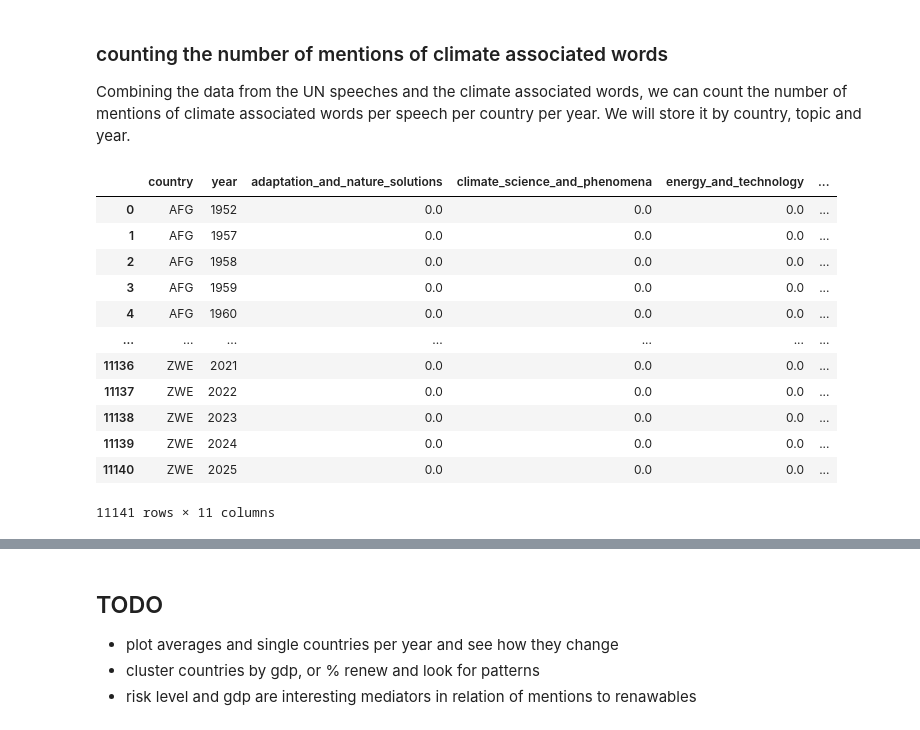
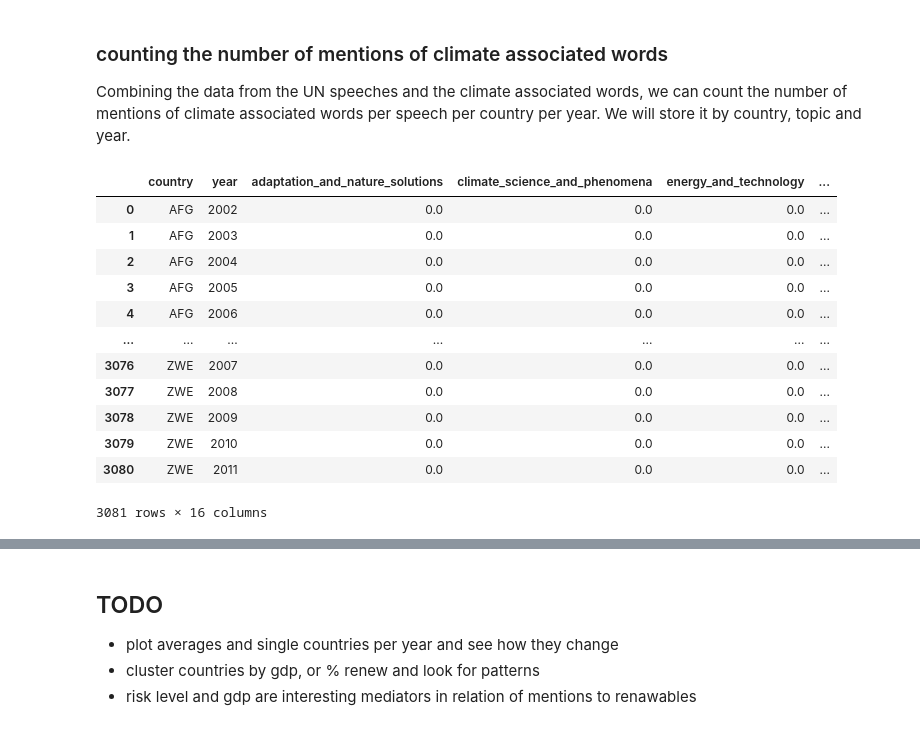
Before and after one commit to jacobgroot/FDS, a Jupyter notebook: analysis.ipynb, the cells around one changed output, grey strips where cells are left out. Saved outputs shown, nothing was run; the diff lists cells and outputs as text; code cells hidden in the pictures.

```diff
--- a/analysis.ipynb
+++ b/analysis.ipynb
@@ -379,34 +418,70 @@ def extract_climate_keywords(text, climate_words_dict):
         fill_value=0
     )
     return df_pivot
+
+def melt_renewable_energy(df_renew_wide):
+    """
+    Reshapes renewable energy DataFrame into country-year panel.
+    """
+    year_cols = [c for c in df_renew_wide.columns if str(c).isdigit()]
+
+    df_long = df_renew_wide.melt(id_vars=["Country Code", "Country Name"], value_vars=year_cols, var_name="year", value_name="renew_pct")
+
+    df_long["year"] = df_long["year"].astype(int)
+    df_long["country"] = df_long["Country Code"].str.strip().str.upper()
+    df_long["renew_pct"] = pd.to_numeric(df_long["renew_pct"], errors="coerce")
+
+    return df_long.dropna(subset=["renew_pct"])[["country", "year", "renew_pct"]]
+
+
+def prepare_climate_renew_data(df_climate_panel, df_renew_wide, lag_years=1, start_year=2000, end_year=2022,):
+    """
+    Merges ClimateBERT speech metrics with lagged renewable energy adoption at the country-year panel level.
+    """
+    df_renew = melt_renewable_energy(df_renew_wide)
+    df_renew["year_for_merge"] = df_renew["year"] - lag_years
+    # Merge on country and year
+    df_merged = pd.merge(df_climate_panel, df_renew, left_on=["country", "year"], right_on=["country", "year_for_merge"], how="inner", suffixes=("", "_renew"))
+    df_merged = df_merged[(df_merged["year"] >= start_year) & (df_merged["year"] <= end_year) ].copy()
+
+    return df_merged
 # %%
 
 # first check if file exists, if not run the function so we do not have to wait hours :)
 try:
     # open csv version
-    df_climate_panel = pd.read_csv("data/df_climate_panel.csv")
+    df_model = pd.read_csv("data/input_model.csv")
 except:
     df_climate_panel = run_unfiltered_climatebert(text_dict=text_data, batch_size=128, max_len=128, use_fp16=True)
     df_keywords = extract_climate_keywords(text=text, climate_words_dict=climate_words_dict)
     df_climate_panel.rename(columns={"climate_sentences": "climate_sentences_BERT", "climate_sentence_ratio": "climate_sentence_ratio_BERT"}, inplace=True)
     df_climate_panel = pd.merge(df_keywords.reset_index(), df_climate_panel, on=["country", "year"], how="outer").fillna(0)
     df_climate_panel.to_csv("data/df_climate_panel.csv", index=False)
+    df_panel = prepare_climate_renew_data(df_climate_panel=df_climate_panel, df_renew_wide=renewable_energy, lag_years=10, start_year=1970, end_year=2022)
+    df_model = pd.merge(df_panel, df_gdp_clean[["country", "year", "log_gdp"]], on=["country", "year"], how="inner").dropna(subset=["renew_pct", "log_gdp", "climate_sentence_ratio_BERT"])
+    df_model_mean = df_model.groupby("country")[["climate_sentence_ratio_BERT", "renew_pct", "log_gdp"]].mean().reset_index()
+    df_model_vulnerability = pd.merge(df_model, df_vulnerability_long[["country", "year", "vulnerability_score"]], on=["country", "year"], how="inner")
+    df_model_vulnerability.dropna(subset=["renew_pct", "log_gdp", "climate_sentence_ratio_BERT", "vulnerability_score"], inplace=True)
 
-display(df_climate_panel)
+    df_model_vulnerability.to_csv("data/input_model.csv", index=False)
+    df_model = df_model_vulnerability
+
+
+display(df_model)
 # %% [output]
 |  | country | year | adaptation_and_nature_solutions | climate_science_and_phenomena | energy_and_technology | ... |
-| 0 | AFG | 1952 | 0.0 | 0.0 | 0.0 | ... |
-| 1 | AFG | 1957 | 0.0 | 0.0 | 0.0 | ... |
-| 2 | AFG | 1958 | 0.0 | 0.0 | 0.0 | ... |
-| 3 | AFG | 1959 | 0.0 | 0.0 | 0.0 | ... |
-| 4 | AFG | 1960 | 0.0 | 0.0 | 0.0 | ... |
+| 0 | AFG | 2002 | 0.0 | 0.0 | 0.0 | ... |
+| 1 | AFG | 2003 | 0.0 | 0.0 | 0.0 | ... |
+| 2 | AFG | 2004 | 0.0 | 0.0 | 0.0 | ... |
+| 3 | AFG | 2005 | 0.0 | 0.0 | 0.0 | ... |
+| 4 | AFG | 2006 | 0.0 | 0.0 | 0.0 | ... |
 | ... | ... | ... | ... | ... | ... | ... |
-| 11136 | ZWE | 2021 | 0.0 | 0.0 | 0.0 | ... |
-| 11137 | ZWE | 2022 | 0.0 | 0.0 | 0.0 | ... |
-| 11138 | ZWE | 2023 | 0.0 | 0.0 | 0.0 | ... |
-| 11139 | ZWE | 2024 | 0.0 | 0.0 | 0.0 | ... |
-| 11140 | ZWE | 2025 | 0.0 | 0.0 | 0.0 | ... |
+| 3076 | ZWE | 2007 | 0.0 | 0.0 | 0.0 | ... |
+| 3077 | ZWE | 2008 | 0.0 | 0.0 | 0.0 | ... |
+| 3078 | ZWE | 2009 | 0.0 | 0.0 | 0.0 | ... |
+| 3079 | ZWE | 2010 | 0.0 | 0.0 | 0.0 | ... |
+| 3080 | ZWE | 2011 | 0.0 | 0.0 | 0.0 | ... |
-11141 rows × 11 columns
+3081 rows × 16 columns
 # %%
 import matplotlib.pyplot as plt
 import numpy as np
```
Also changed, not shown: parts of 7 cells of this notebook, 5 other files.
